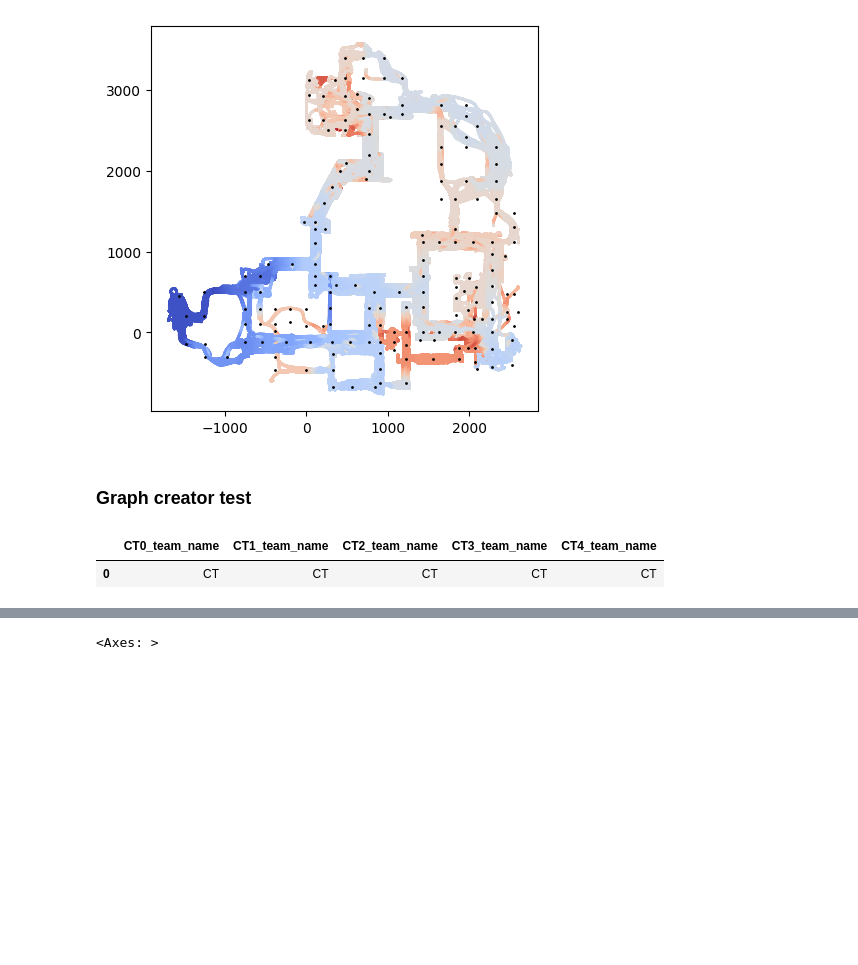
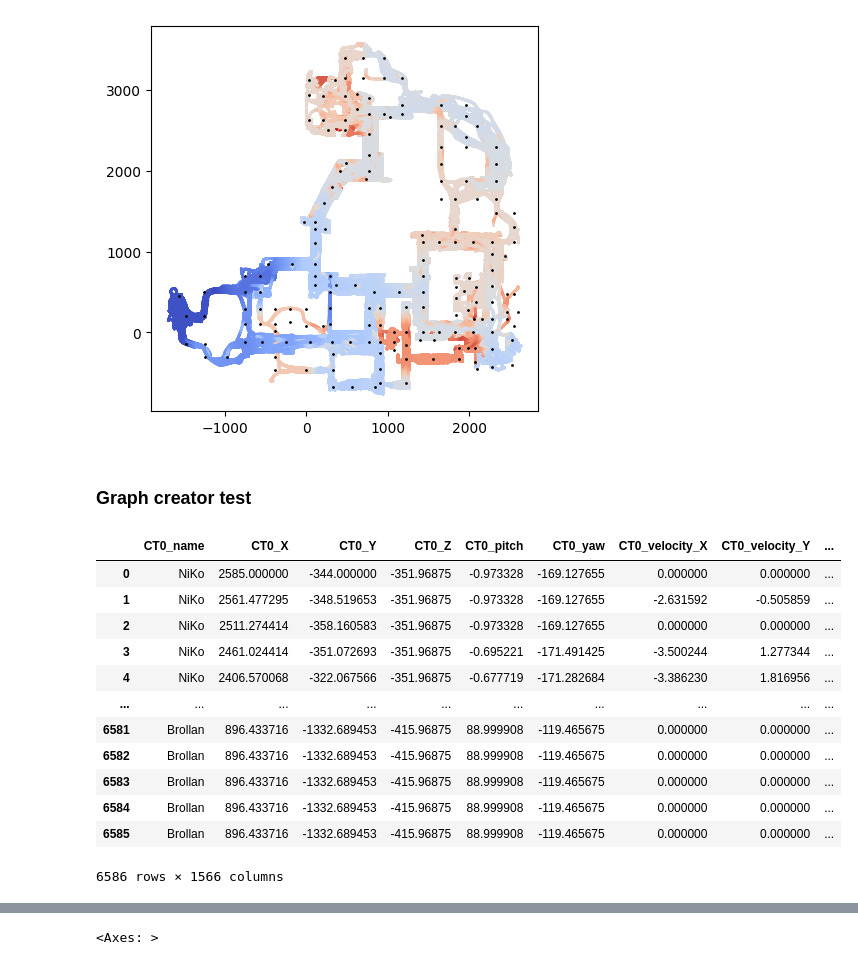
Before and after one commit to szmidapatrik/c2m1TPaeVlsln, a Jupyter notebook: proj/graph_dataset/CS2_dataset_package_test.ipynb, the cells around one changed output, grey strips where cells are left out. Cells and saved outputs as stored; diff of their text form; code cells hidden in the pictures; blank space fills up the shorter version.

```diff
--- a/proj/graph_dataset/CS2_dataset_package_test.ipynb
+++ b/proj/graph_dataset/CS2_dataset_package_test.ipynb
@@ -125,19 +125,28 @@ plt.scatter(nodes['x'], nodes['y'], c='black', s=1)
 # %% [markdown]
 ### Graph creator test
 # %%
-tc = CS2TabularGraphDataCreator()
-tc.MATCH_PATH = '../../data/matches-raw/cs2/2024/_iem-dallas-2024-g2-vs-mouz-bo3-O1BgM30a6fWPjk5gU5VUnXg2-vs-mouz-m2-nuke.dem'
-tc.PLAYER_STATS_DATA_PATH = '../../data/player-stats/scraped-in-2024/2022/norm_imputed_player_stats_2022_utf.csv'
-tc.MISSING_PLAYER_STATS_DATA_PATH = '../../data/player-stats/scraped-in-2024/missing_players.csv'
-tc.tick_number = 16
-tc.numerical_match_id = 1000
-
-ticks, kills, rounds, bomb, damages, smokes, infernos = tc._INIT_dataframes()
-pf = tc._PLAYER_ingame_stats(ticks, kills, rounds, damages)
-pf = tc._PLAYER_inventory_and_active_weapons(pf)
-players = tc._PLAYER_player_datasets(pf)
-players = tc._PLAYER_overall_statistics(players)
-tabular_df = tc._TABULAR_initial_dataset(players, rounds, tc.MATCH_PATH)
-tabular_df = tc._TABULAR_bomb_info(tabular_df, bomb)
-tabular_df = tc._TABULAR_INFERNO_bombsite_3x3_split(tabular_df)
-tabular_df = tc._TABULAR_smokes_and_molotovs(tabular_df, smokes, infernos)
+tc = CS2TabularSnapshot()
+df = tc.process_match(
+    match_path='../../data/matches-raw/cs2/2024/_iem-dallas-2024-g2-vs-mouz-bo3-O1BgM30a6fWPjk5gU5VUnXg2-vs-mouz-m2-nuke.dem',
+    player_stats_data_path='../../data/player-stats/scraped-in-2024/2022/norm_imputed_player_stats_2022_utf.csv',
+    missing_player_stats_data_path='../../data/player-stats/scraped-in-2024/missing_players.csv',
+    ticks_per_second=4,
+    numerical_match_id=1000,
+    num_permutations_per_round=1,
+    group_players_by_side=True
+)
+df
+# %% [output]
+|  | CT0_name | CT0_X | CT0_Y | CT0_Z | CT0_pitch | CT0_yaw | CT0_velocity_X | CT0_velocity_Y | ... |
+| 0 | NiKo | 2585.000000 | -344.000000 | -351.96875 | -0.973328 | -169.127655 | 0.000000 | 0.000000 | ... |
+| 1 | NiKo | 2561.477295 | -348.519653 | -351.96875 | -0.973328 | -169.127655 | -2.631592 | -0.505859 | ... |
+| 2 | NiKo | 2511.274414 | -358.160583 | -351.96875 | -0.973328 | -169.127655 | 0.000000 | 0.000000 | ... |
+| 3 | NiKo | 2461.024414 | -351.072693 | -351.96875 | -0.695221 | -171.491425 | -3.500244 | 1.277344 | ... |
+| 4 | NiKo | 2406.570068 | -322.067566 | -351.96875 | -0.677719 | -171.282684 | -3.386230 | 1.816956 | ... |
+| ... | ... | ... | ... | ... | ... | ... | ... | ... | ... |
+| 6581 | Brollan | 896.433716 | -1332.689453 | -415.96875 | 88.999908 | -119.465675 | 0.000000 | 0.000000 | ... |
+| 6582 | Brollan | 896.433716 | -1332.689453 | -415.96875 | 88.999908 | -119.465675 | 0.000000 | 0.000000 | ... |
+| 6583 | Brollan | 896.433716 | -1332.689453 | -415.96875 | 88.999908 | -119.465675 | 0.000000 | 0.000000 | ... |
+| 6584 | Brollan | 896.433716 | -1332.689453 | -415.96875 | 88.999908 | -119.465675 | 0.000000 | 0.000000 | ... |
+| 6585 | Brollan | 896.433716 | -1332.689453 | -415.96875 | 88.999908 | -119.465675 | 0.000000 | 0.000000 | ... |
+6586 rows × 1566 columns
@@ -155,5 +152,0 @@ df = tc.create_graph_base(
-# %%
-df[['CT0_team_name', 'CT1_team_name', 'CT2_team_name', 'CT3_team_name', 'CT4_team_name']].drop_duplicates()
-# %% [output]
-|  | CT0_team_name | CT1_team_name | CT2_team_name | CT3_team_name | CT4_team_name |
-| 0 | CT | CT | CT | CT | CT |
```
Also changed, not shown: parts of 5 cells of this notebook, 4 other files.
